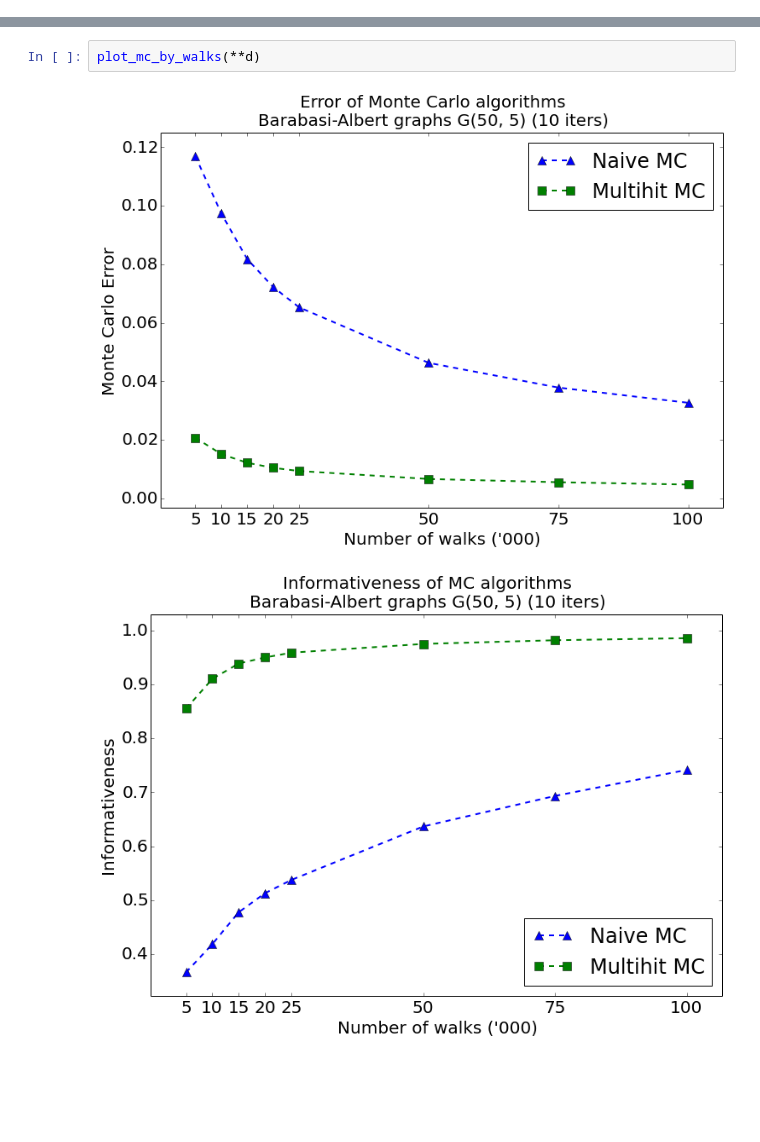
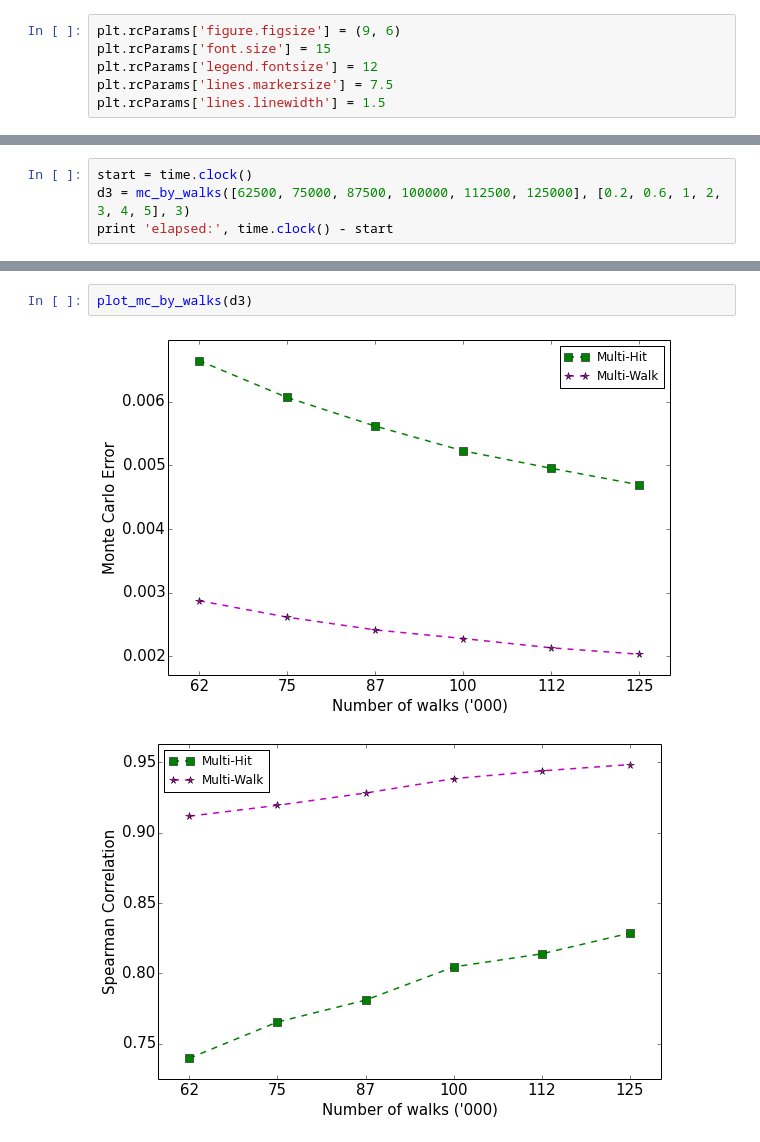
Before and after one commit to branliu0/transitive-trust-models, a Jupyter notebook: notebooks/2014-03-23 5.2 Comparing MC Methods.ipynb, the cells around one changed output, grey strips where cells are left out. Saved outputs shown, nothing was run; the diff lists cells and outputs as text; blank space fills up the shorter version.

```diff
--- a/notebooks/2014-03-23 5.2 Comparing MC Methods.ipynb
+++ b/notebooks/2014-03-23 5.2 Comparing MC Methods.ipynb
@@ -9,3 +10,9 @@ import utils; reload(utils);
 import studies.efficiency as e; reload(e);
 from scipy import stats
 import time
+# %%
+plt.rcParams['figure.figsize'] = (9, 6)
+plt.rcParams['font.size'] = 15
+plt.rcParams['legend.fontsize'] = 12
+plt.rcParams['lines.markersize'] = 7.5
+plt.rcParams['lines.linewidth'] = 1.5
@@ -249,0 +309,4 @@ Finished LS_prob
+# %%
+start = time.clock()
+d3 = mc_by_walks([62500, 75000, 87500, 100000, 112500, 125000], [0.2, 0.6, 1, 2, 3, 4, 5], 3)
+print 'elapsed:', time.clock() - start
@@ -250,5 +340,5 @@ Finished LS_prob
 # %%
-plot_mc_by_walks(**d)
+plot_mc_by_walks(d3)
 # %% [output]
-[figure, old version]
+[figure, new version]
-[figure, old version]
+[figure, new version]
```
Also changed, not shown: parts of 15 cells of this notebook, 7 other files.
